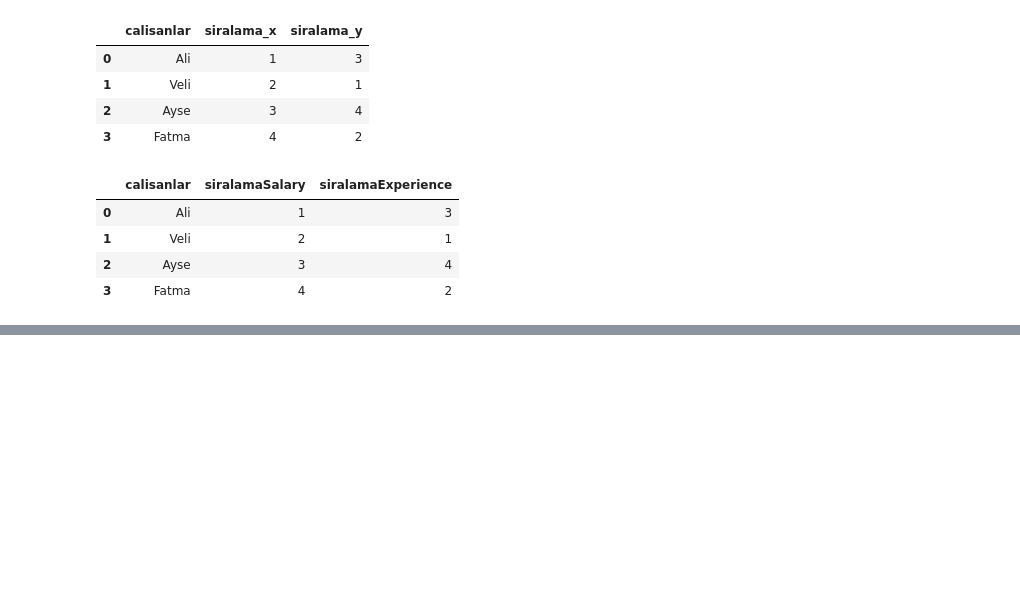
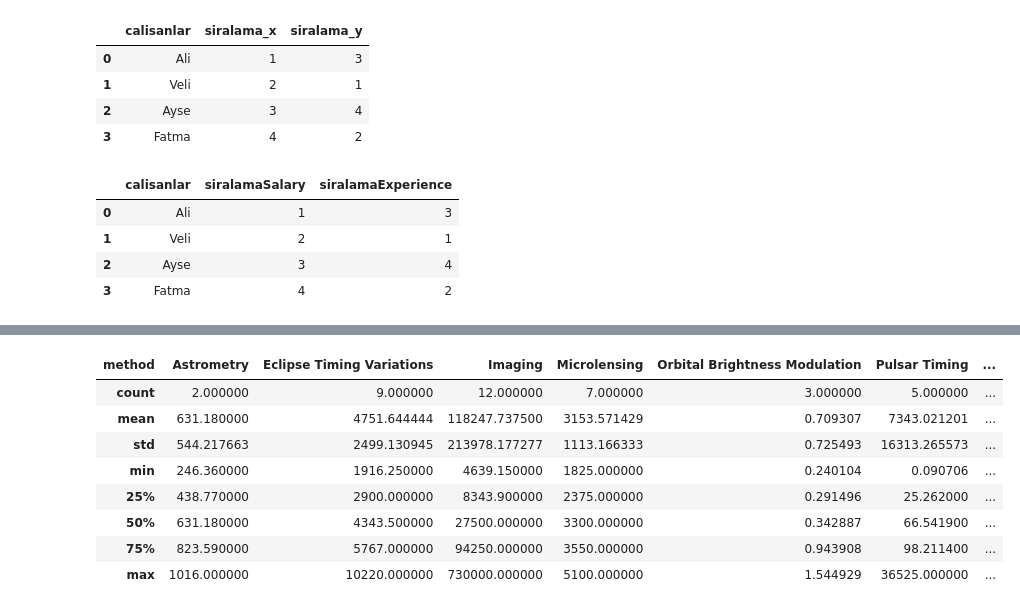
Before and after one commit to bevirgen/Data-Science---Artificial-Intelligence, a Jupyter notebook: 1. Python/2. Dr. M. Vahit Keskin/3. Pandas Basics/pandas_basics.ipynb, the cells around one changed output, grey strips where cells are left out. Saved outputs shown, nothing was run; the diff lists cells and outputs as text; code cells hidden in the pictures; blank space fills up the shorter version.

```diff
--- a/1. Python/2. Dr. M. Vahit Keskin/3. Pandas Basics/pandas_basics.ipynb
+++ b/1. Python/2. Dr. M. Vahit Keskin/3. Pandas Basics/pandas_basics.ipynb
@@ -898,0 +950,2 @@ pd.merge(dfa, dfb, on = 'calisanlar', suffixes=['Salary','Experience'])
+# %%
+df = sns.load_dataset('planets')
@@ -898,0 +967,12 @@ pd.merge(dfa, dfb, on = 'calisanlar', suffixes=['Salary','Experience'])
+# %%
+df.groupby('method')['orbital_period'].describe().T
+# %% [output]
+| method | Astrometry | Eclipse Timing Variations | Imaging | Microlensing | Orbital Brightness Modulation | Pulsar Timing | ... |
+| count | 2.000000 | 9.000000 | 12.000000 | 7.000000 | 3.000000 | 5.000000 | ... |
+| mean | 631.180000 | 4751.644444 | 118247.737500 | 3153.571429 | 0.709307 | 7343.021201 | ... |
+| std | 544.217663 | 2499.130945 | 213978.177277 | 1113.166333 | 0.725493 | 16313.265573 | ... |
+| min | 246.360000 | 1916.250000 | 4639.150000 | 1825.000000 | 0.240104 | 0.090706 | ... |
+| 25% | 438.770000 | 2900.000000 | 8343.900000 | 2375.000000 | 0.291496 | 25.262000 | ... |
+| 50% | 631.180000 | 4343.500000 | 27500.000000 | 3300.000000 | 0.342887 | 66.541900 | ... |
+| 75% | 823.590000 | 5767.000000 | 94250.000000 | 3550.000000 | 0.943908 | 98.211400 | ... |
+| max | 1016.000000 | 10220.000000 | 730000.000000 | 5100.000000 | 1.544929 | 36525.000000 | ... |
```
Also changed, not shown: parts of 38 cells of this notebook.
